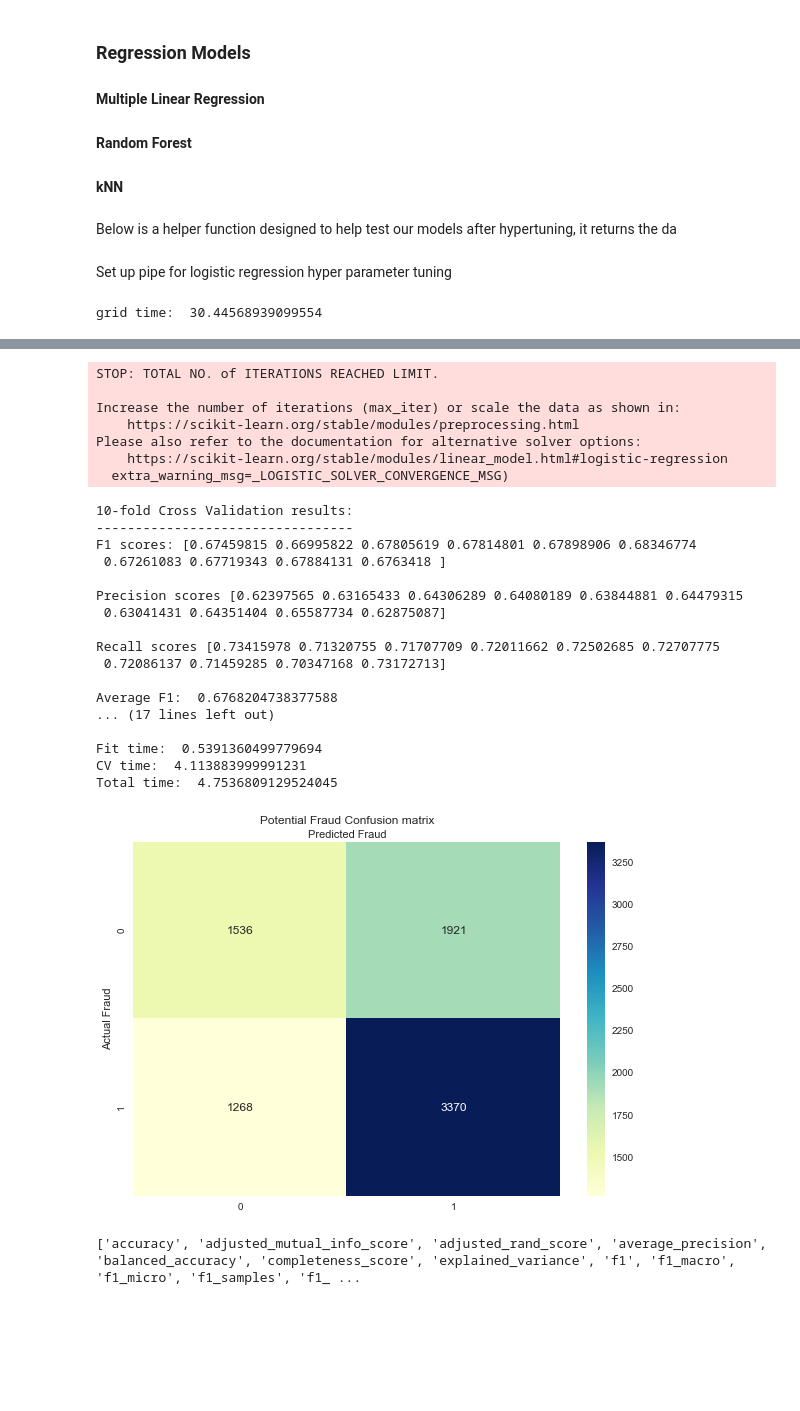
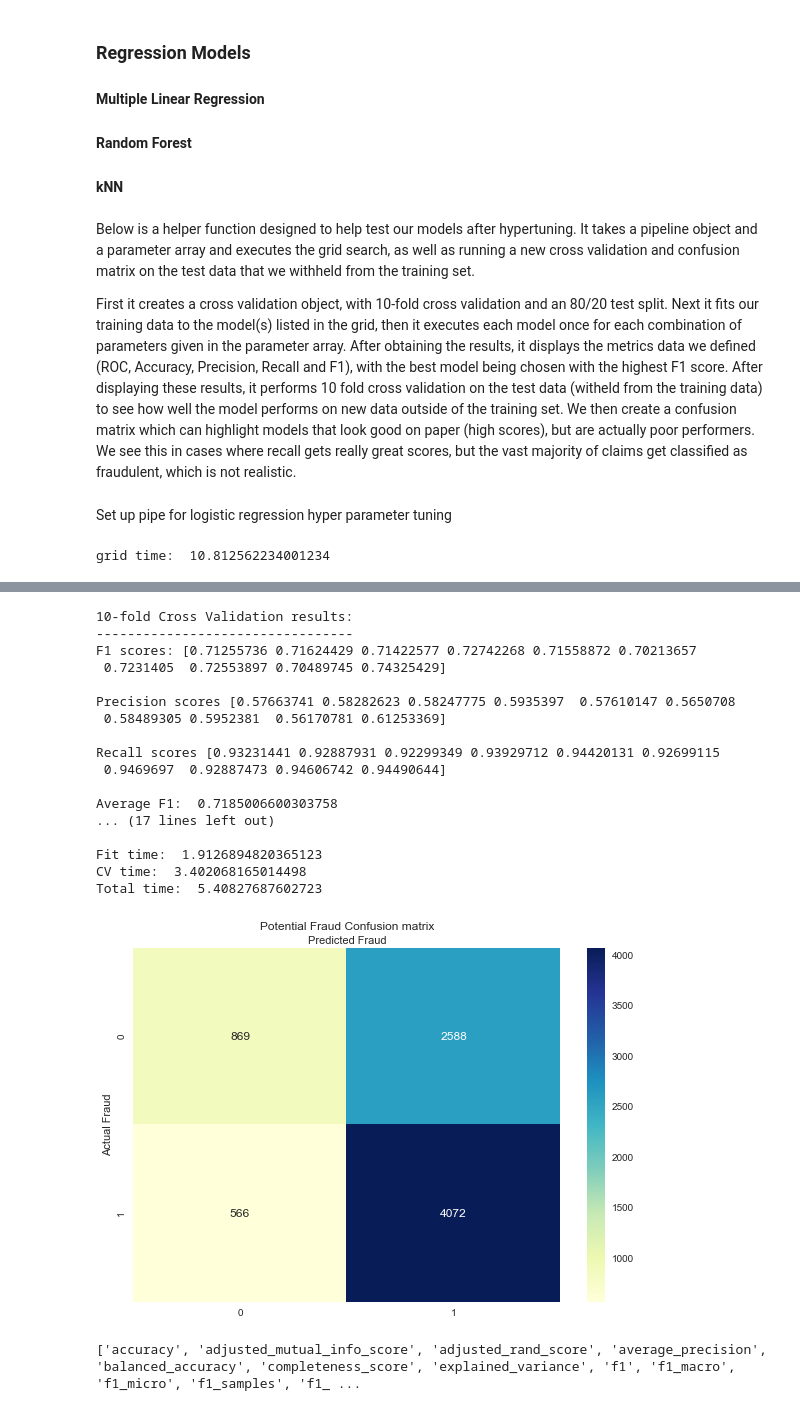
Before and after one commit to sachinac/ML7331, a Jupyter notebook: msds_7331_lab_2_v01.ipynb, the cells around one changed output, grey strips where cells are left out. Drawn from its saved outputs; the diff is of its cells as text; code cells hidden in the pictures; blank space fills up the shorter version.

```diff
--- a/msds_7331_lab_2_v01.ipynb
+++ b/msds_7331_lab_2_v01.ipynb
@@ -403,8 +403,10 @@ X_train,X_test,y_train,y_test = train_test_split(X,target_df,test_size=0.2,rando
 #### Multiple Linear Regression
 #### Random Forest
 #### kNN
-# %% [markdown]
-Below is a helper function designed to help test our models after hypertuning, it returns the da
+# %% [markdown]
+Below is a helper function designed to help test our models after hypertuning.  It takes a pipeline object and a parameter array and executes the grid search, as well as running a new cross validation and confusion matrix on the test data that we withheld from the training set.
+
+First it creates a cross validation object, with 10-fold cross validation and an 80/20 test split.  Next it fits our training data to the model(s) listed in the grid, then it executes each model once for each combination of parameters given in the parameter array.  After obtaining the results, it displays the metrics data we defined (ROC, Accuracy, Precision, Recall and F1), with the best model being chosen with the highest F1 score.  After displaying these results, it performs 10 fold cross validation on the test data (witheld from the training data) to see how well the model performs on new data outside of the training set.  We then create a confusion matrix which can highlight models that look good on paper (high scores), but are actually poor performers.  We see this in cases where recall gets really great scores, but the vast majority of claims get classified as fraudulent, which is not realistic.
 # %%
 def testPerformance(pipeline, params):
 
@@ -421,21 +423,25 @@ def testPerformance(pipeline, params):
 
     gridResults = pd.DataFrame.from_dict(grid.cv_results_)
 
+    fileName = str(LogGrid.best_estimator_[0]).split('(')[0]+'_CV_Results.xlsx'
+    gridResults.to_excel(fileName)
+
+
     fewResults = pd.DataFrame(grid.cv_results_)[['params','mean_fit_time','mean_test_roc_auc',"mean_test_accuracy","mean_test_precision","mean_test_recall","mean_test_f1"]].dropna()
     display(fewResults.sort_values(by='mean_test_f1'))
 
     start_time = timeit.default_timer()
 
-    clf = pipeline[0]
+    clf = grid.best_estimator_[0]
     # fit the model
     clf.fit(X_train,y_train)
 
     fit_time = timeit.default_timer() - start_time
 
     # do 10-fold cross validation:
-    f1scores = cross_val_score(clf, X_train, y_train, cv=cv, scoring='f1', n_jobs=-1)
-    PreScores = cross_val_score(clf, X_train, y_train, cv=cv, scoring='precision', n_jobs=-1)
-    RecScores = cross_val_score(clf, X_train, y_train, cv=cv, scoring='recall', n_jobs=-1)
+    f1scores = cross_val_score(clf, X_test, y_test, cv=cv, scoring='f1', n_jobs=-1)
+    PreScores = cross_val_score(clf, X_test, y_test, cv=cv, scoring='precision', n_jobs=-1)
+    RecScores = cross_val_score(clf, X_test, y_test, cv=cv, scoring='recall', n_jobs=-1)
     print('\n10-fold Cross Validation results:')
     print('---------------------------------')
     print('F1 scores:', f1scores)
@@ -482,7 +488,7 @@ def testPerformance(pipeline, params):
     print("\nFit time: ", fit_time)
     print("CV time: ", cv_time)
     print("Total time: ", timeit.default_timer() - start_time)
-    return(gridResults, clf)
+    return(grid)
 # %% [markdown]
 Set up pipe for logistic regression hyper parameter tuning
 # %%
@@ -491,16 +497,16 @@ Set up pipe for logistic regression hyper parameter tuning
 LogPipe = make_pipeline(LogisticRegression())
 
 LogParams = {'logisticregression__penalty':['l1','l2']
-              ,'logisticregression__C': [.01, .1]
+              ,'logisticregression__C': [.01]#, .1, 1, 10, 100]
               ,'logisticregression__class_weight': ['balanced','None']
               ,'logisticregression__random_state': [86]
               ,'logisticregression__solver': ['sag','liblinear','lbfgs']
-              ,'logisticregression__max_iter':[1000]
+              ,'logisticregression__max_iter':[500]
               ,'logisticregression__n_jobs':[-1]
              }
 
 
-LogResults, LogModel = testPerformance(LogPipe, LogParams)
+LogGrid = testPerformance(LogPipe, LogParams)
 # %% [output]
-grid time:  30.44568939099554
+grid time:  10.812562234001234
 |  | params | mean_fit_time | mean_test_roc_auc | mean_test_accuracy | mean_test_precision | mean_test_recall | ... |
@@ -519,28 +519,21 @@ grid time:  30.44568939099554
-STOP: TOTAL NO. of ITERATIONS REACHED LIMIT.
+10-fold Cross Validation results:
+---------------------------------
+F1 scores: [0.71255736 0.71624429 0.71422577 0.72742268 0.71558872 0.70213657
+ 0.7231405  0.72553897 0.70489745 0.74325429]
 
-Increase the number of iterations (max_iter) or scale the data as shown in:
-    https://scikit-learn.org/stable/modules/preprocessing.html
-Please also refer to the documentation for alternative solver options:
-    https://scikit-learn.org/stable/modules/linear_model.html#logistic-regression
-  extra_warning_msg=_LOGISTIC_SOLVER_CONVERGENCE_MSG)
+Precision scores [0.57663741 0.58282623 0.58247775 0.5935397  0.57610147 0.5650708
+ 0.58489305 0.5952381  0.56170781 0.61253369]
+
+Recall scores [0.93231441 0.92887931 0.92299349 0.93929712 0.94420131 0.92699115
+ 0.9469697  0.92887473 0.94606742 0.94490644]
+
+Average F1:  0.7185006600303758
+... (17 lines left out)
+
+Fit time:  1.9126894820365123
+CV time:  3.402068165014498
+Total time:  5.40827687602723
-10-fold Cross Validation results:
----------------------------------
-F1 scores: [0.67459815 0.66995822 0.67805619 0.67814801 0.67898906 0.68346774
- 0.67261083 0.67719343 0.67884131 0.6763418 ]
-
-Precision scores [0.62397565 0.63165433 0.64306289 0.64080189 0.63844881 0.64479315
- 0.63041431 0.64351404 0.65587734 0.62875087]
-
-Recall scores [0.73415978 0.71320755 0.71707709 0.72011662 0.72502685 0.72707775
- 0.72086137 0.71459285 0.70347168 0.73172713]
-
-Average F1:  0.6768204738377588
-... (17 lines left out)
-
-Fit time:  0.5391360499779694
-CV time:  4.113883999991231
-Total time:  4.7536809129524045
-[figure, old version]
+[figure, new version]
 # %%
 # view available metrics:
 print(sorted(metrics.SCORERS.keys()))
```
Also changed, not shown: parts of 7 cells of this notebook.
